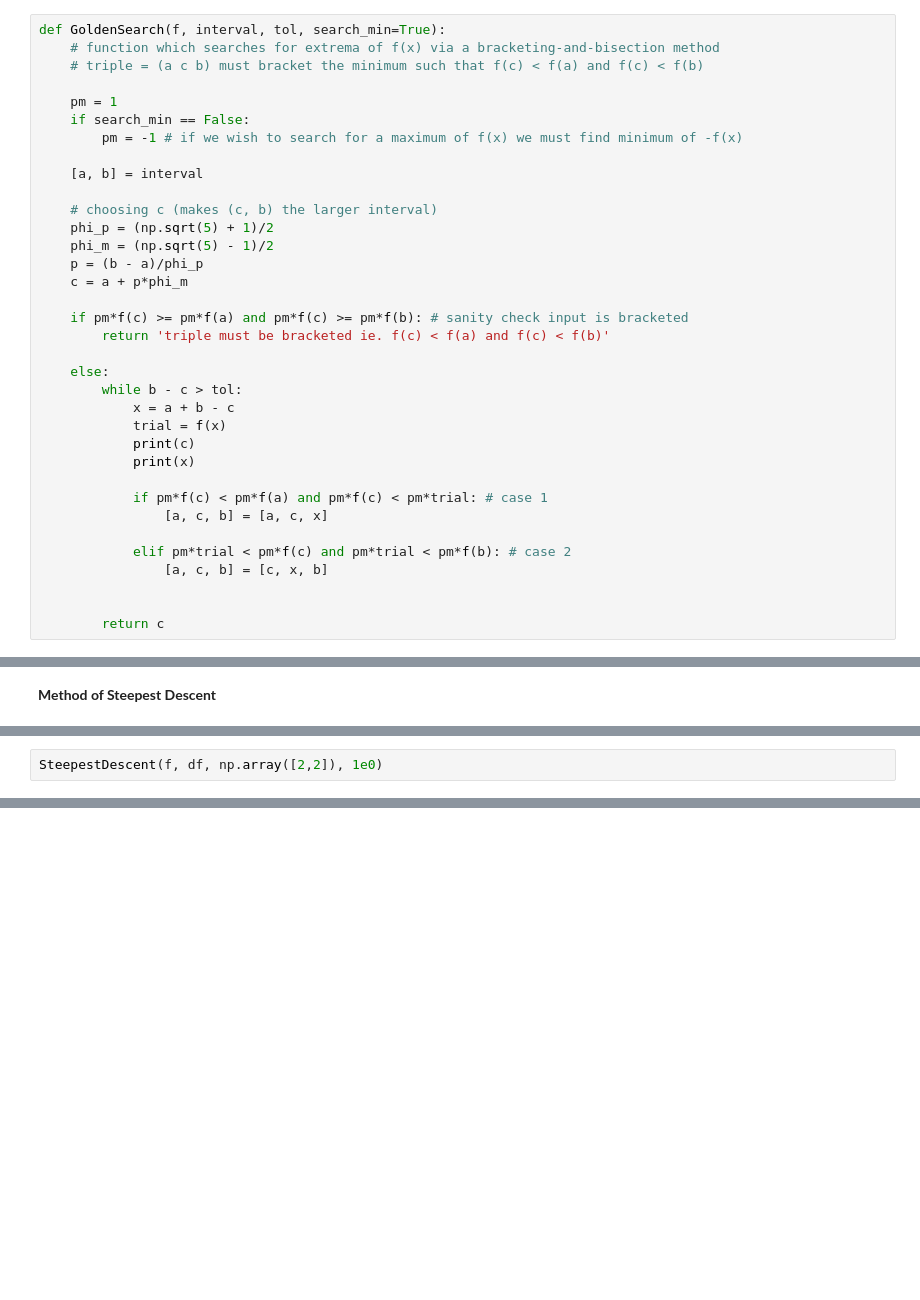
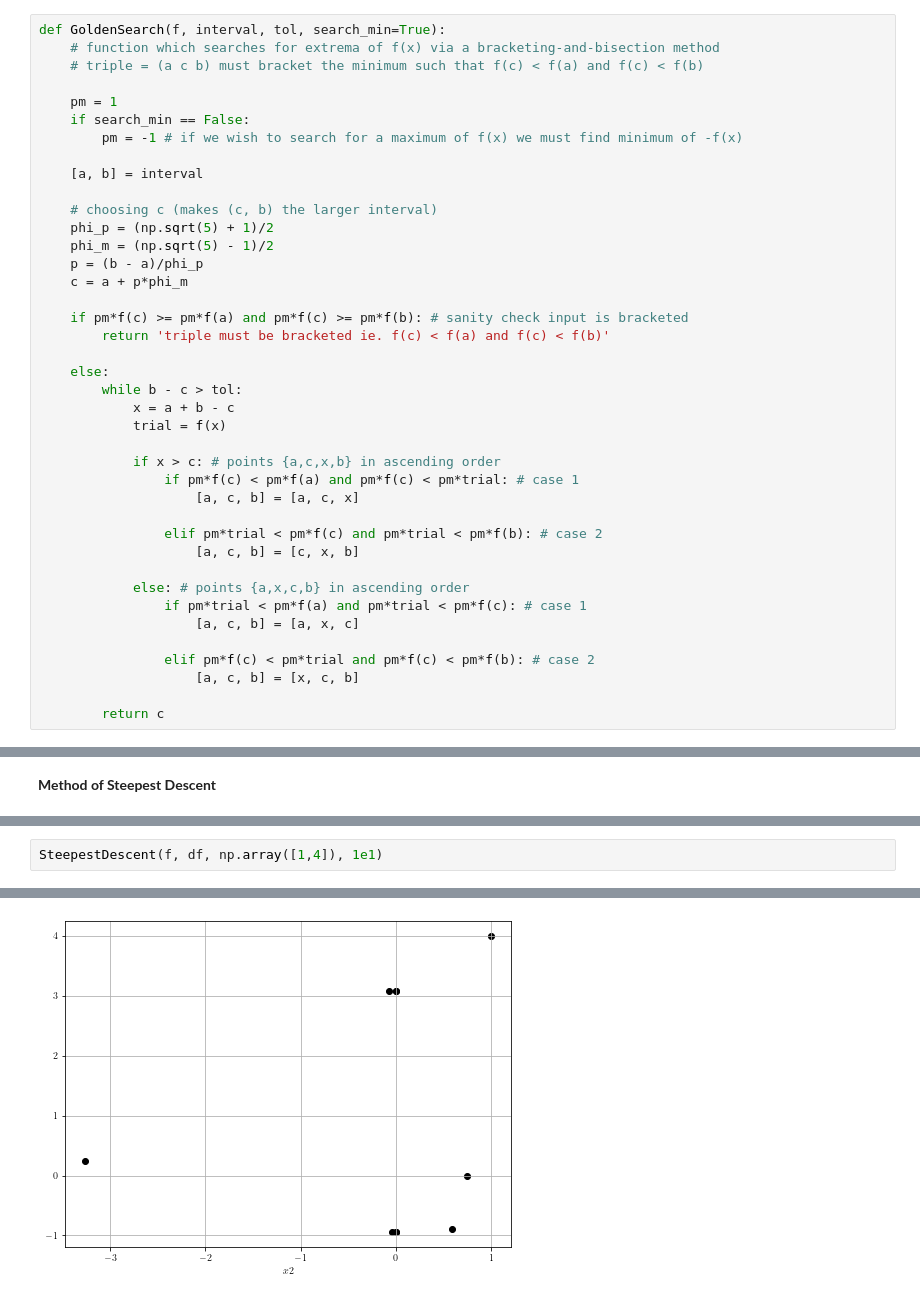
Before and after one commit to ndoyle815/MA934, a Jupyter notebook: Week3/optimisation.ipynb, the cells around one changed output, grey strips where cells are left out. Saved outputs shown, nothing was run; the diff lists cells and outputs as text; blank space fills up the shorter version.

Commit message:
gradient descent attempt 2

```diff
--- a/Week3/optimisation.ipynb
+++ b/Week3/optimisation.ipynb
@@ -103,15 +107,20 @@ def GoldenSearch(f, interval, tol, search_min=True):
         while b - c > tol:
             x = a + b - c
             trial = f(x)
-            print(c)
-            print(x)
 
-            if pm*f(c) < pm*f(a) and pm*f(c) < pm*trial: # case 1
-                [a, c, b] = [a, c, x]
+            if x > c: # points {a,c,x,b} in ascending order
+                if pm*f(c) < pm*f(a) and pm*f(c) < pm*trial: # case 1
+                    [a, c, b] = [a, c, x]
 
-            elif pm*trial < pm*f(c) and pm*trial < pm*f(b): # case 2
-                [a, c, b] = [c, x, b]
+                elif pm*trial < pm*f(c) and pm*trial < pm*f(b): # case 2
+                    [a, c, b] = [c, x, b]
 
+            else: # points {a,x,c,b} in ascending order
+                if pm*trial < pm*f(a) and pm*trial < pm*f(c): # case 1
+                    [a, c, b] = [a, x, c]
+
+                elif pm*f(c) < pm*trial and pm*f(c) < pm*f(b): # case 2
+                    [a, c, b] = [x, c, b]
 
         return c
 # %%
@@ -165,2 +197,3 @@ def df(x):
 # %%
-SteepestDescent(f, df, np.array([2,2]), 1e0)
+SteepestDescent(f, df, np.array([1,4]), 1e1)
+# %% [output]
@@ -166,0 +218 @@ SteepestDescent(f, df, np.array([2,2]), 1e0)
+[figure, added]
```
Also changed, not shown: parts of 10 cells of this notebook, 1 other file.
